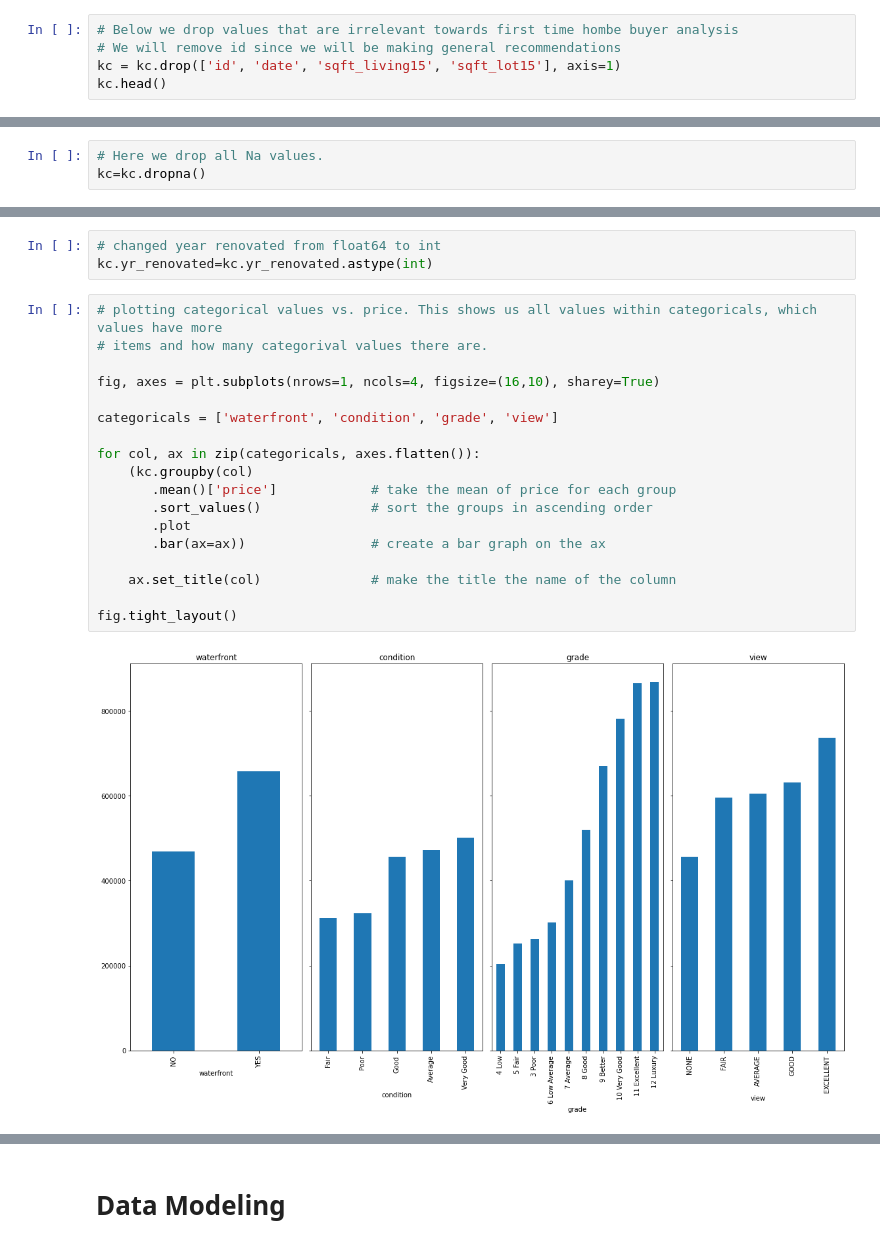
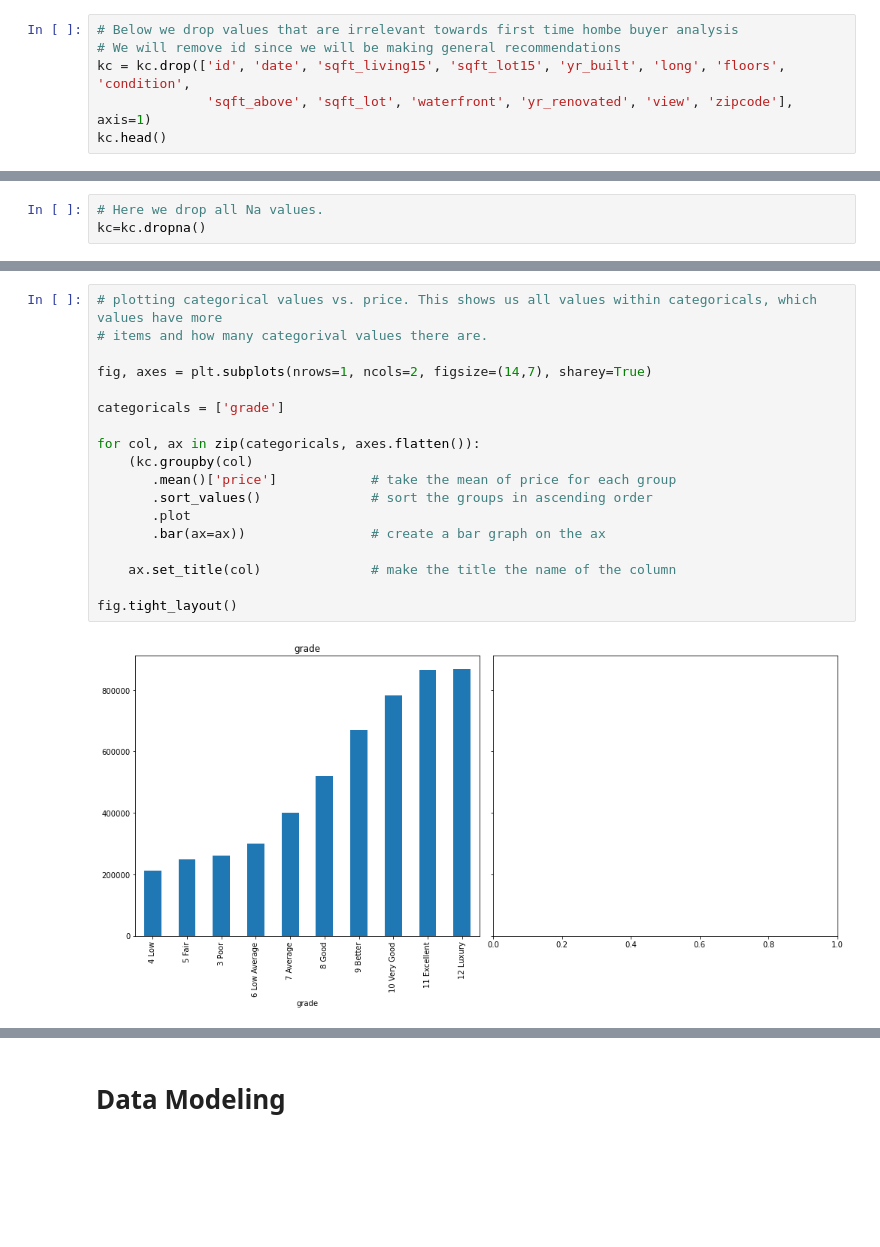
Before and after one commit to ashakeri92/dsc-phase-2-project-v2-3, a Jupyter notebook: Analysis.ipynb, the cells around one changed output, grey strips where cells are left out. Drawn from its saved outputs; the diff is of its cells as text; blank space fills up the shorter version.

```diff
--- a/Analysis.ipynb
+++ b/Analysis.ipynb
@@ -54,6 +54,7 @@ memory usage: 3.5+ MB
 # %%
 # Below we drop values that are irrelevant towards first time hombe buyer analysis
 # We will remove id since we will be making general recommendations
-kc = kc.drop(['id', 'date', 'sqft_living15', 'sqft_lot15'], axis=1)
+kc = kc.drop(['id', 'date', 'sqft_living15', 'sqft_lot15', 'yr_built', 'long', 'floors', 'condition',
+              'sqft_above', 'sqft_lot', 'waterfront', 'yr_renovated', 'view', 'zipcode'], axis=1)
 kc.head()
 # %% [output]
@@ -81,26 +82,23 @@ kc.head()
-# %%
-# changed year renovated from float64 to int
-kc.yr_renovated=kc.yr_renovated.astype(int)
 # %%
 # plotting categorical values vs. price. This shows us all values within categoricals, which values have more
 # items and how many categorival values there are.
 
-fig, axes = plt.subplots(nrows=1, ncols=4, figsize=(16,10), sharey=True)
+fig, axes = plt.subplots(nrows=1, ncols=2, figsize=(14,7), sharey=True)
 
-categoricals = ['waterfront', 'condition', 'grade', 'view']
+categoricals = ['grade']
 
 for col, ax in zip(categoricals, axes.flatten()):
     (kc.groupby(col)
        .mean()['price']            # take the mean of price for each group
        .sort_values()              # sort the groups in ascending order
        .plot
        .bar(ax=ax))                # create a bar graph on the ax
 
     ax.set_title(col)              # make the title the name of the column
 
 fig.tight_layout()
 # %% [output]
-[figure, old version]
+[figure, new version]
 # %%
 # create dummy variables for categoricals (waterfront, condition and grade)
 
```
Also changed, not shown: parts of 23 cells of this notebook.
